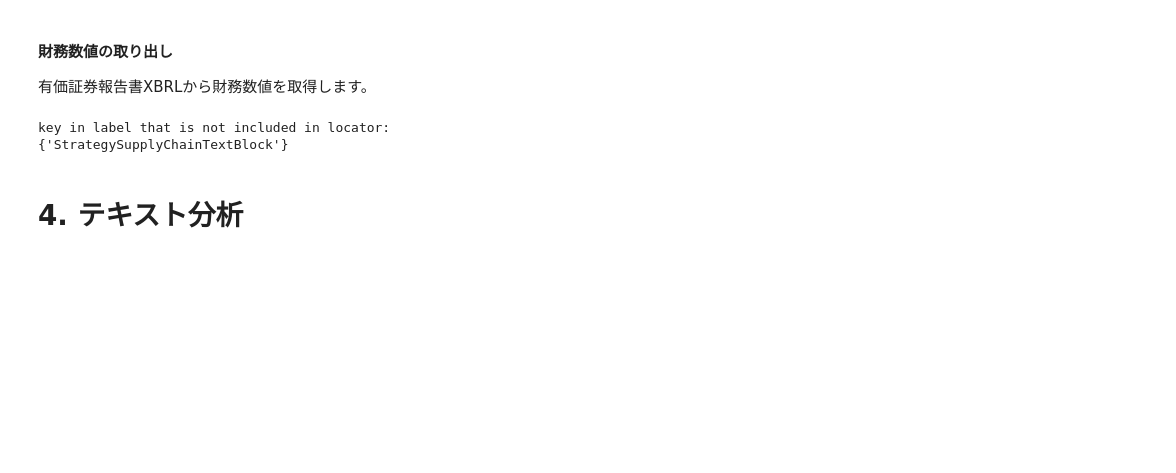
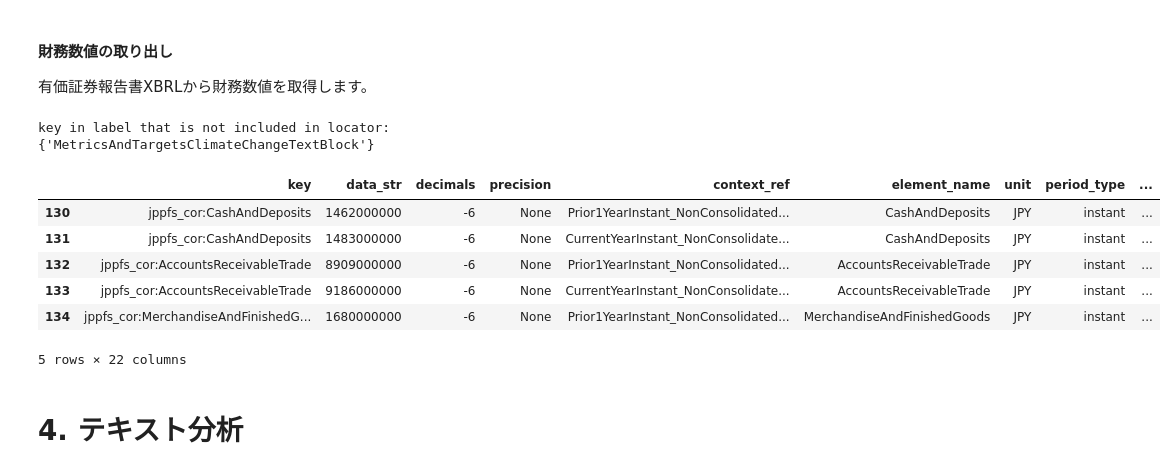
Before and after one commit to nororo/edinet_xbrl_prep, a Jupyter notebook: xbrl_analysis.ipynb, the cells around one changed output. Saved outputs shown, nothing was run; the diff lists cells and outputs as text; code cells hidden in the pictures; blank space fills up the shorter version.

```diff
--- a/xbrl_analysis.ipynb
+++ b/xbrl_analysis.ipynb
@@ -56,9 +78,10 @@ download_docid_list = yuho_df_filtered.docID.to_list()
 # %%
 res_results = []
-for docid in tqdm(download_docid_list):
-    out_filename = DATA_PATH / "xbrl_doc" / (docid + ".zip")
+for docid in tqdm(yuho_df_filtered.index):
+    out_filename = str(DATA_PATH / "raw/xbrl_doc" / (docid + ".zip"))
     res_results.append(request_doc(api_key=your_api_key, docid=docid, out_filename_str=out_filename))
     sleep(0.5)
+print("取得失敗数: ",len([res for res in res_results if res.status == 'failure']))
 # %% [markdown]
 # 3. Preprocessing
 # %%
@@ -94,19 +145,33 @@ fs_dict = {
 # %%
 # XBRLから必要なロールの財務情報を取得
 fs_tbl_df_list = []
-for docid in tqdm(download_docid_list[1:30]):
-    fs_tbl_df = get_fs_tbl(
+for docid in tqdm(yuho_df_filtered.index):
+    fs_tbl_df:FsDataDf = get_fs_tbl(
         account_list_common_obj=account_list_common_obj_2024,
         docid=docid,
-        zip_file_str=DATA_PATH / "raw/xbrl_doc" / (docid + ".zip"),
-        temp_path_str=DATA_PATH / "raw/xbrl_doc_ext" / docid,
+        zip_file_str=str(DATA_PATH / "raw/xbrl_doc" / (docid + ".zip")),
+        temp_path_str=str(DATA_PATH / "raw/xbrl_doc_ext" / docid),
         role_keyward_list=fs_dict['BS']+fs_dict['PL']+fs_dict['CF']+fs_dict['SS']+fs_dict['report'],
     )
+    fs_tbl_df = fs_tbl_df.assign(
+        filerName=yuho_df_filtered.loc[docid,'filerName'],
+        sector_label_33=yuho_df_filtered.loc[docid,'sector_label_33']
+    )
     fs_tbl_df_list.append(fs_tbl_df)
-fs_tbl_df_all=pd.concat(fs_tbl_df_list)
+fs_tbl_df_all:FsBigTableDf = FsBigTableDf(pd.concat(fs_tbl_df_list))
 # %% [output]
 key in label that is not included in locator:
-{'StrategySupplyChainTextBlock'}
+{'MetricsAndTargetsClimateChangeTextBlock'}
+# %%
+fs_tbl_df_all.head()
+# %% [output]
+|  | key | data_str | decimals | precision | context_ref | element_name | unit | period_type | ... |
+| 130 | jppfs_cor:CashAndDeposits | 1462000000 | -6 | None | Prior1YearInstant_NonConsolidated... | CashAndDeposits | JPY | instant | ... |
+| 131 | jppfs_cor:CashAndDeposits | 1483000000 | -6 | None | CurrentYearInstant_NonConsolidate... | CashAndDeposits | JPY | instant | ... |
+| 132 | jppfs_cor:AccountsReceivableTrade | 8909000000 | -6 | None | Prior1YearInstant_NonConsolidated... | AccountsReceivableTrade | JPY | instant | ... |
+| 133 | jppfs_cor:AccountsReceivableTrade | 9186000000 | -6 | None | CurrentYearInstant_NonConsolidate... | AccountsReceivableTrade | JPY | instant | ... |
+| 134 | jppfs_cor:MerchandiseAndFinishedG... | 1680000000 | -6 | None | Prior1YearInstant_NonConsolidated... | MerchandiseAndFinishedGoods | JPY | instant | ... |
+5 rows × 22 columns
 # %% [markdown]
 # 4. テキスト分析
 # %%
```
Also changed, not shown: parts of 15 cells of this notebook, 4 other files.
